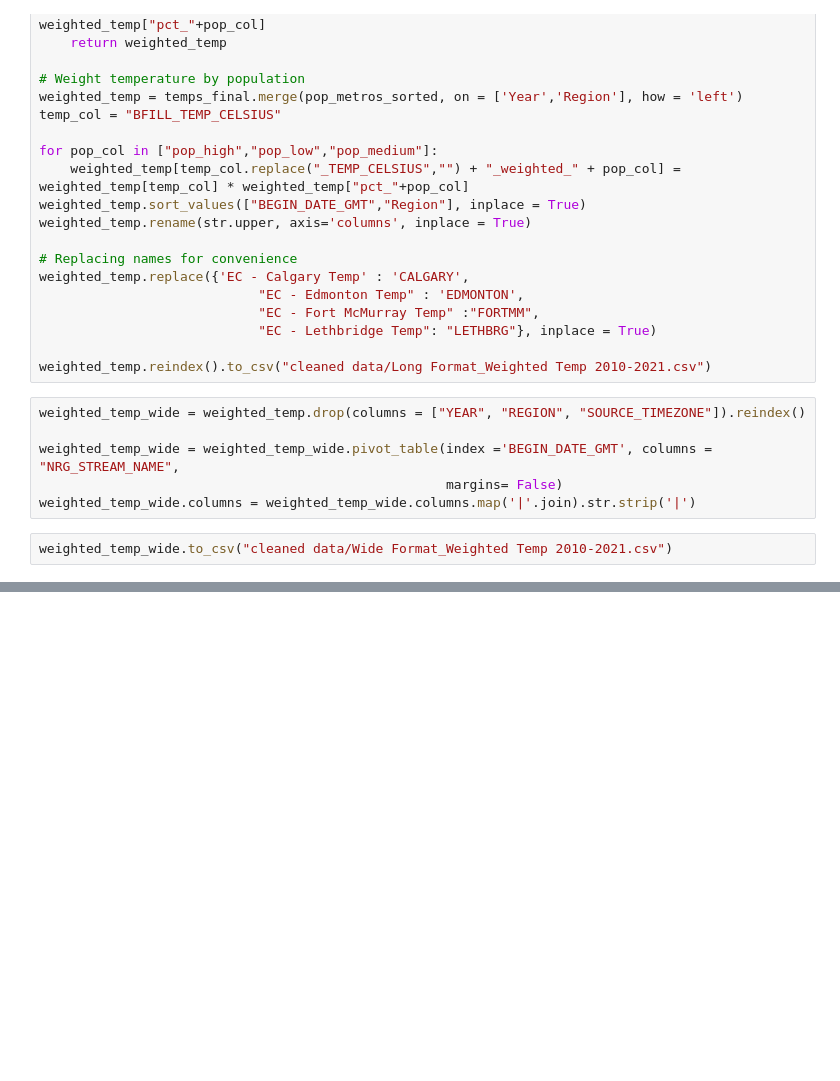
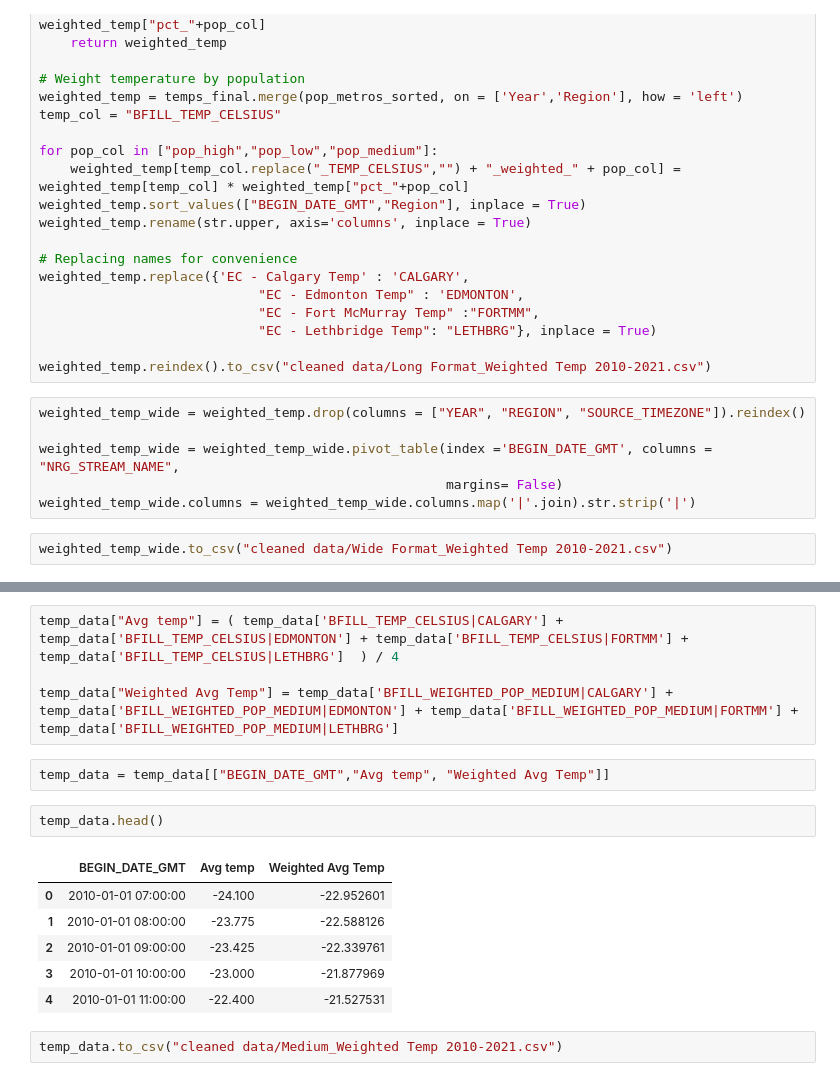
Before and after one commit to plklinh/ECON599_Team1_AlbertaElectricityConsumption, a Jupyter notebook: Cleaning2_Temperatures.ipynb, the cells around one changed output, grey strips where cells are left out. Cells and saved outputs as stored; diff of their text form; blank space fills up the shorter version.

```diff
--- a/Cleaning2_Temperatures.ipynb
+++ b/Cleaning2_Temperatures.ipynb
@@ -258,0 +270,17 @@ weighted_temp_wide.to_csv("cleaned data/Wide Format_Weighted Temp 2010-2021.csv"
+# %%
+temp_data["Avg temp"] = ( temp_data['BFILL_TEMP_CELSIUS|CALGARY'] +  temp_data['BFILL_TEMP_CELSIUS|EDMONTON'] + temp_data['BFILL_TEMP_CELSIUS|FORTMM'] + temp_data['BFILL_TEMP_CELSIUS|LETHBRG']  ) / 4
+
+temp_data["Weighted Avg Temp"] = temp_data['BFILL_WEIGHTED_POP_MEDIUM|CALGARY'] + temp_data['BFILL_WEIGHTED_POP_MEDIUM|EDMONTON'] + temp_data['BFILL_WEIGHTED_POP_MEDIUM|FORTMM'] + temp_data['BFILL_WEIGHTED_POP_MEDIUM|LETHBRG']
+# %%
+temp_data = temp_data[["BEGIN_DATE_GMT","Avg temp", "Weighted Avg Temp"]]
+# %%
+temp_data.head()
+# %% [output]
+|  | BEGIN_DATE_GMT | Avg temp | Weighted Avg Temp |
+| 0 | 2010-01-01 07:00:00 | -24.100 | -22.952601 |
+| 1 | 2010-01-01 08:00:00 | -23.775 | -22.588126 |
+| 2 | 2010-01-01 09:00:00 | -23.425 | -22.339761 |
+| 3 | 2010-01-01 10:00:00 | -23.000 | -21.877969 |
+| 4 | 2010-01-01 11:00:00 | -22.400 | -21.527531 |
+# %%
+temp_data.to_csv("cleaned data/Medium_Weighted Temp 2010-2021.csv")
```
Also changed, not shown: parts of 1 cell of this notebook, 13 other files.
